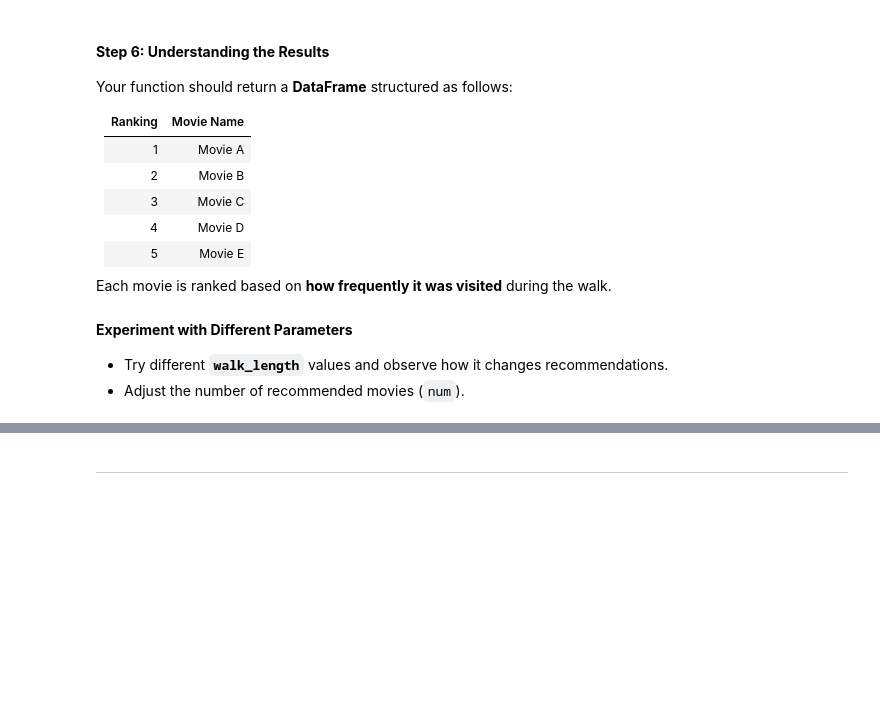
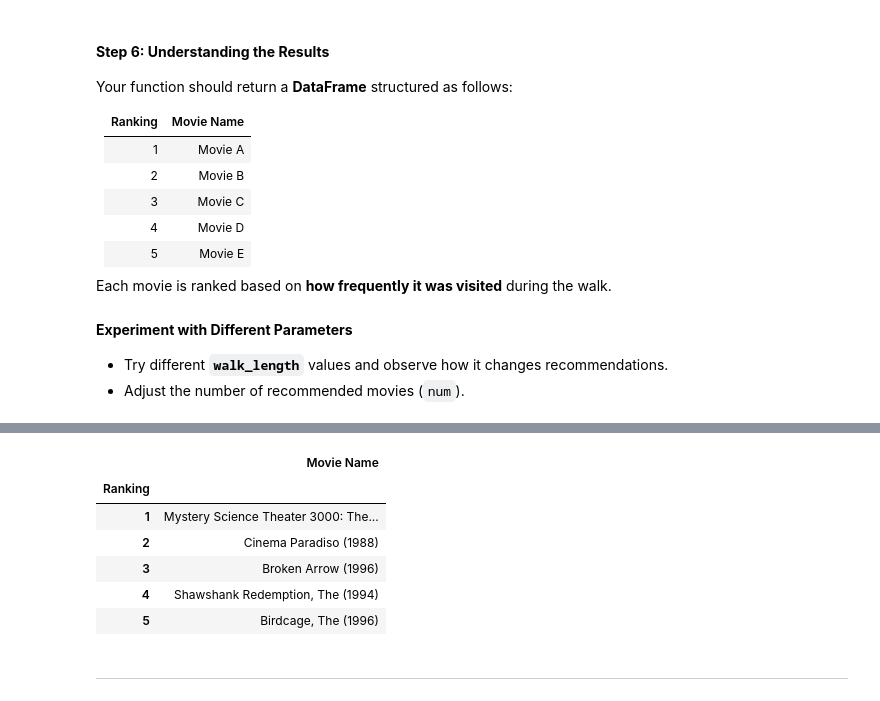
Before and after one commit to TrustyTraitor/ITCS6162_Programming_Assignment, a Jupyter notebook: Programming_Assignment_1.ipynb, the cells around one changed output, grey strips where cells are left out. Cells and saved outputs as stored; diff of their text form; code cells hidden in the pictures; blank space fills up the shorter version.

```diff
--- a/Programming_Assignment_1.ipynb
+++ b/Programming_Assignment_1.ipynb
@@ -750,3 +876,38 @@ Each movie is ranked based on **how frequently it was visited** during the walk.
+# %%
+# Item based
+def weighted_pixie_recommendation(movie_name, walk_length=10000, n=5):
+    # Find movie_id from title
+    try:
+        movieid = movies.loc[ movies["title"] == movie_name, "movie_id" ].values[0]
+    except Exception as e:
+        print(f"Movie Not Found. Err:{e}")
+        return -1
+
+	# Run the random walk from the given starting position
+    result = list(random_walk(walk_length=walk_length, start_node_id=movieid, node_type="movies"))[:n]
+
+	# get movie names from n top movies
+    movie_names = [ movies.loc[movies["movie_id"] == x, 'title'].values[0] for x in result ]
+
+    ranks = pandas.DataFrame(
+        {
+            "Ranking": range(1, n+1),
+            "Movie Name": movie_names
+		}
+	)
+    ranks.set_index(["Ranking"], inplace=True)
+
+    return ranks
+
+weighted_pixie_recommendation("Jurassic Park (1993)")
+# %% [output]
+|  | Movie Name |
+| Ranking |  |
+| 1 | Mystery Science Theater 3000: The... |
+| 2 | Cinema Paradiso (1988) |
+| 3 | Broken Arrow (1996) |
+| 4 | Shawshank Redemption, The (1994) |
+| 5 | Birdcage, The (1996) |
 # %% [markdown]
 ---
 # %% [markdown]
```
Also changed, not shown: parts of 16 cells of this notebook, 4 other files.
